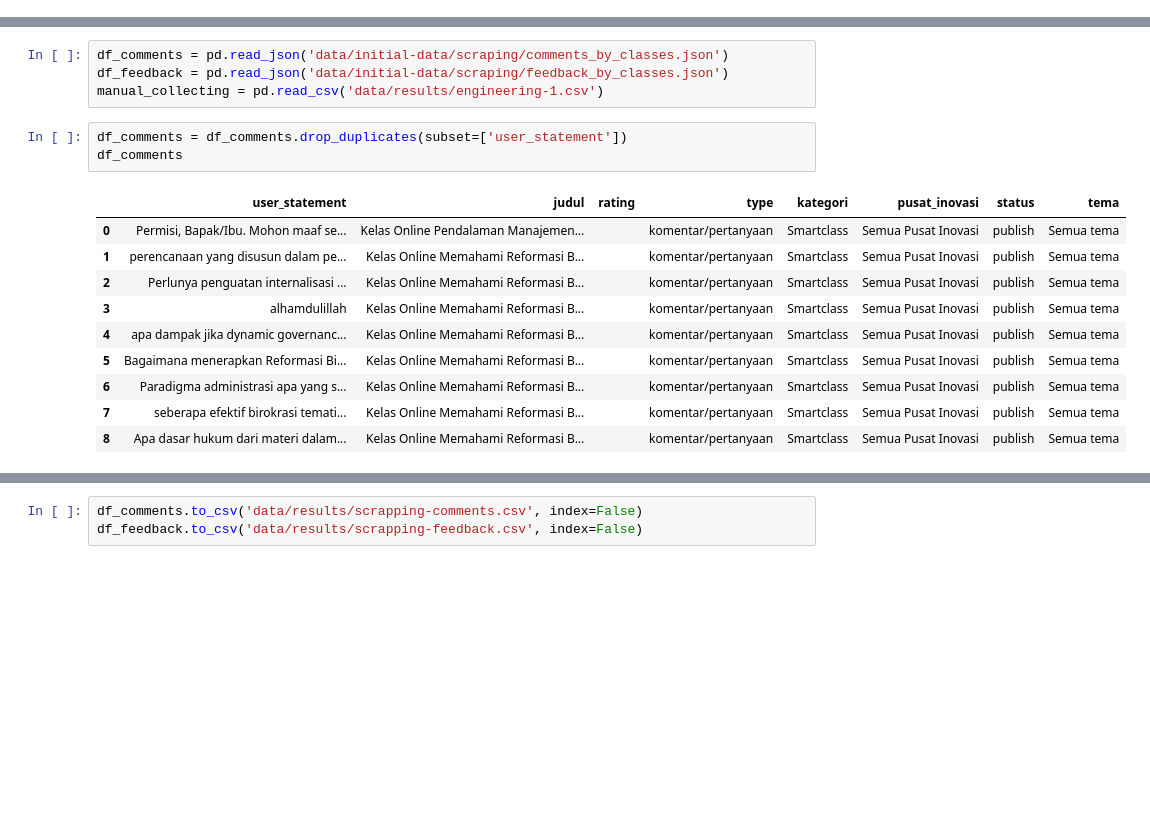
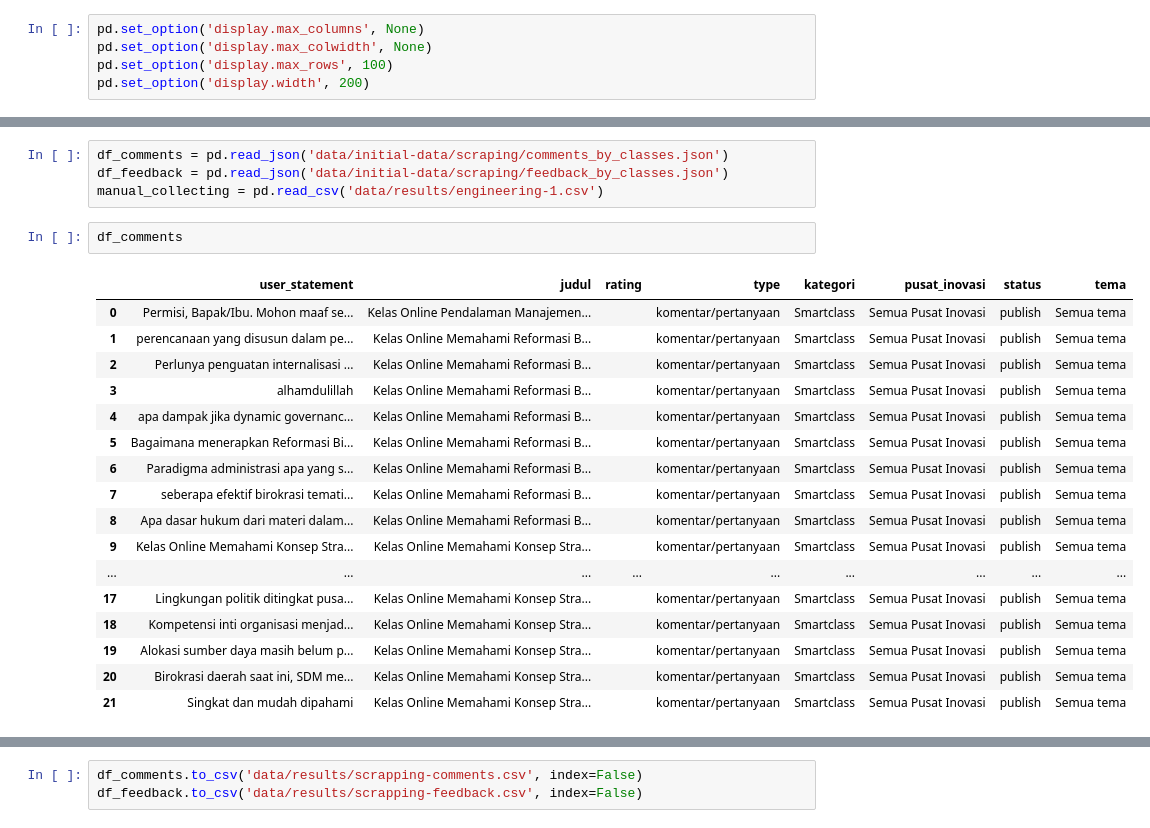
Before and after one commit to akhfzl/Scrapping-by-system, a Jupyter notebook: transform.ipynb, the cells around one changed output, grey strips where cells are left out. Cells and saved outputs as stored; diff of their text form; blank space fills up the shorter version.

```diff
--- a/transform.ipynb
+++ b/transform.ipynb
@@ -8,3 +17,8 @@ import json, os, csv
+# %%
+pd.set_option('display.max_columns', None)
+pd.set_option('display.max_colwidth', None)
+pd.set_option('display.max_rows', 100)
+pd.set_option('display.width', 200)
 # %% [markdown]
 # Process and Analysis
 # %%
@@ -12,17 +26,23 @@ df_comments = pd.read_json('data/initial-data/scraping/comments_by_classes.json'
 df_feedback = pd.read_json('data/initial-data/scraping/feedback_by_classes.json')
 manual_collecting = pd.read_csv('data/results/engineering-1.csv')
 # %%
-df_comments = df_comments.drop_duplicates(subset=['user_statement'])
 df_comments
 # %% [output]
 |  | user_statement | judul | rating | type | kategori | pusat_inovasi | status | tema |
 | 0 | Permisi, Bapak/Ibu. Mohon maaf se... | Kelas Online Pendalaman Manajemen... |  | komentar/pertanyaan | Smartclass | Semua Pusat Inovasi | publish | Semua tema |
 | 1 | perencanaan yang disusun dalam pe... | Kelas Online Memahami Reformasi B... |  | komentar/pertanyaan | Smartclass | Semua Pusat Inovasi | publish | Semua tema |
 | 2 | Perlunya penguatan internalisasi ... | Kelas Online Memahami Reformasi B... |  | komentar/pertanyaan | Smartclass | Semua Pusat Inovasi | publish | Semua tema |
 | 3 | alhamdulillah | Kelas Online Memahami Reformasi B... |  | komentar/pertanyaan | Smartclass | Semua Pusat Inovasi | publish | Semua tema |
 | 4 | apa dampak jika dynamic governanc... | Kelas Online Memahami Reformasi B... |  | komentar/pertanyaan | Smartclass | Semua Pusat Inovasi | publish | Semua tema |
 | 5 | Bagaimana menerapkan Reformasi Bi... | Kelas Online Memahami Reformasi B... |  | komentar/pertanyaan | Smartclass | Semua Pusat Inovasi | publish | Semua tema |
 | 6 | Paradigma administrasi apa yang s... | Kelas Online Memahami Reformasi B... |  | komentar/pertanyaan | Smartclass | Semua Pusat Inovasi | publish | Semua tema |
 | 7 | seberapa efektif birokrasi temati... | Kelas Online Memahami Reformasi B... |  | komentar/pertanyaan | Smartclass | Semua Pusat Inovasi | publish | Semua tema |
 | 8 | Apa dasar hukum dari materi dalam... | Kelas Online Memahami Reformasi B... |  | komentar/pertanyaan | Smartclass | Semua Pusat Inovasi | publish | Semua tema |
+| 9 | Kelas Online Memahami Konsep Stra... | Kelas Online Memahami Konsep Stra... |  | komentar/pertanyaan | Smartclass | Semua Pusat Inovasi | publish | Semua tema |
+| ... | ... | ... | ... | ... | ... | ... | ... | ... |
+| 17 | Lingkungan politik ditingkat pusa... | Kelas Online Memahami Konsep Stra... |  | komentar/pertanyaan | Smartclass | Semua Pusat Inovasi | publish | Semua tema |
+| 18 | Kompetensi inti organisasi menjad... | Kelas Online Memahami Konsep Stra... |  | komentar/pertanyaan | Smartclass | Semua Pusat Inovasi | publish | Semua tema |
+| 19 | Alokasi sumber daya masih belum p... | Kelas Online Memahami Konsep Stra... |  | komentar/pertanyaan | Smartclass | Semua Pusat Inovasi | publish | Semua tema |
+| 20 | Birokrasi daerah saat ini, SDM me... | Kelas Online Memahami Konsep Stra... |  | komentar/pertanyaan | Smartclass | Semua Pusat Inovasi | publish | Semua tema |
+| 21 | Singkat dan mudah dipahami | Kelas Online Memahami Konsep Stra... |  | komentar/pertanyaan | Smartclass | Semua Pusat Inovasi | publish | Semua tema |
 # %%
```
Also changed, not shown: parts of 8 cells of this notebook, 1 other file.
